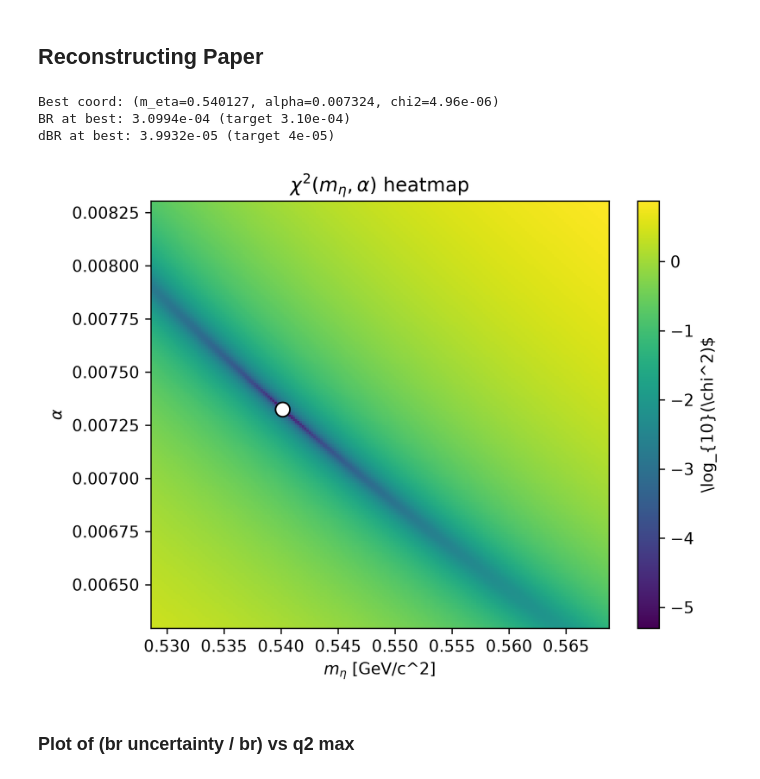
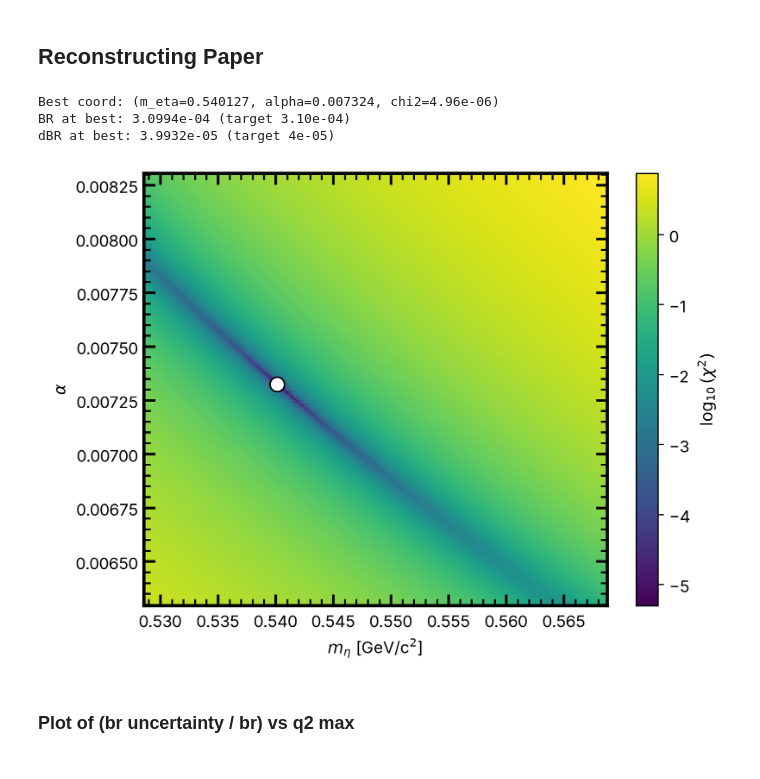
Before and after one commit to michael24peters/form-factor, a Jupyter notebook: eta-form-factor-1980.ipynb, the cells around one changed output. Saved outputs shown, nothing was run; the diff lists cells and outputs as text; code cells hidden in the pictures.

Commit message:
1980 nice looking plots

```diff
--- a/eta-form-factor-1980.ipynb
+++ b/eta-form-factor-1980.ipynb
@@ -283,21 +283,29 @@ BR = 3.26e-4
 ### Plot Fits
 # %%
 # Plot data with error bars and the fitted curve
-plt.errorbar(x, y, yerr=yerr, fmt='o', color='black', label='data')
-xx = np.linspace(0, 0.25, 400)
-plt.plot(xx, ff.F2(xx, fits[0]['Lambda'], fits[0]['K']), ':', color='red',
-            label=f"fit Λ, fit K")
-plt.plot(xx, ff.F2(xx, fits[1]['Lambda'], fits[1]['K']), ':', color='blue',
-            label=f"fit Λ, fixed K")
-plt.plot(xx, ff.F2(xx, fits[2]['Lambda'], fits[2]['K']), ':', color='purple',
-            label=f"fixed Λ, fit K")
-plt.plot(xx, ff.F2(xx, fits[3]['Lambda'], fits[3]['K']), ':', color='black',
-            label=f"fixed Λ, fixed K")
-plt.legend()
-plt.xlim(0, .25)
-plt.ylim(0, 4)
-plt.xlabel(r"$m^2_{\mu\mu}$ [GeV/c^2]")
+plt.errorbar(x, y, yerr=yerr, fmt='o', color=COLORS['data'], label='data')
+
+# Left edge pinned to 0 (physical q^2=0); a little padding added on the right
+# only, so the rightmost data point/marker isn't clipped by the axis edge.
+x_pad = 0.03 * x.max()
+xx = np.linspace(0, x.max() + x_pad, 400)
+curve0 = ff.F2(xx, fits[0]['Lambda'], fits[0]['K'])
+curve1 = ff.F2(xx, fits[1]['Lambda'], fits[1]['K'])
+curve2 = ff.F2(xx, fits[2]['Lambda'], fits[2]['K'])
+curve3 = ff.F2(xx, fits[3]['Lambda'], fits[3]['K'])
+plt.plot(xx, curve0, ':', color=COLORS['primary'], label="fit Λ, fit K")
+plt.plot(xx, curve1, '-.', color=COLORS['primary'], label="fit Λ, fixed K")
+plt.plot(xx, curve2, '--', color=COLORS['primary'], label="fixed Λ, fit K")
+plt.plot(xx, curve3, '-', color=COLORS['primary'], label="fixed Λ, fixed K")
+plt.legend(frameon=False)
+plt.xlabel(r"$m^2_{\mu\mu}$ [GeV$^2$/c$^4$]")
 plt.ylabel(r"$F^2(m^2_{\mu\mu}; 0)$")
-plt.title("form factor of eta meson")
+
+y_max = max(np.max(y + yerr), curve0.max(), curve1.max(), curve2.max(), curve3.max())
+y_pad = 0.03 * y_max
+ax = plt.gca()
+ax.set_xlim(0, x.max() + x_pad)
+ax.set_ylim(0, y_max + y_pad)
+style_axes(ax, n_minor=2, integer_y=True)
 plt.show()
 # %% [output]
@@ -441,37 +449,37 @@ best_alpha = alpha_vals[best_idx[0]]
 best_m_eta = m_eta_vals[best_idx[1]]
 best_chi2 = chi2_vals[best_idx]
 
 print(f'Best coord: (m_eta={best_m_eta:.6f}, alpha={best_alpha:.6f}, chi2={best_chi2:.2e})')
 print(f'BR at best: {BR_vals[best_idx]:.4e} (target {BR0:.2e})')
 print(f'dBR at best: {dBR_vals[best_idx]:.4e} (target {DBR0:.0e})')
 
 # Plot chi2 as 2d heatmap
 def plot_chi2(x, y, z, log_scale=True):
     """
     Helper function to plot data with associated colormap.
     """
     fig, ax = plt.subplots()
 
     if log_scale: z = np.log10(z)
     c = ax.pcolormesh(x, y, z, shading="auto")
-    fig.colorbar(c, ax=ax, label=r'\log_{10}(\chi^2)$')
+    fig.colorbar(c, ax=ax, label=r'$\log_{10}(\chi^2)$')
 
     ax.scatter([best_m_eta], [best_alpha], c='white', edgecolors='black', s=80)
-    ax.set_xlabel(r'$m_\eta$ [GeV/c^2]')
+    ax.set_xlabel(r'$m_\eta$ [GeV/c$^2$]')
     ax.set_ylabel(r'$\alpha$')
-    ax.set_title(r'$\chi^2(m_\eta, \alpha)$ heatmap')
+    style_axes(ax)
 
     plt.show()
 
 plot_chi2(m_eta_vals, alpha_vals, chi2_vals)
 
 # TODO: Listen to the voice recording from the 23 January meeting with Phil.
 # It's very important, especially the middle and end discussions.
 # %% [output]
 Best coord: (m_eta=0.540127, alpha=0.007324, chi2=4.96e-06)
 BR at best: 3.0994e-04 (target 3.10e-04)
 dBR at best: 3.9932e-05 (target 4e-05)
-[figure, old version]
+[figure, new version]
 # %% [markdown]
 ### Plot of (br uncertainty / br) vs q2 max
 # %%
```
Also changed, not shown: parts of 6 cells of this notebook.
